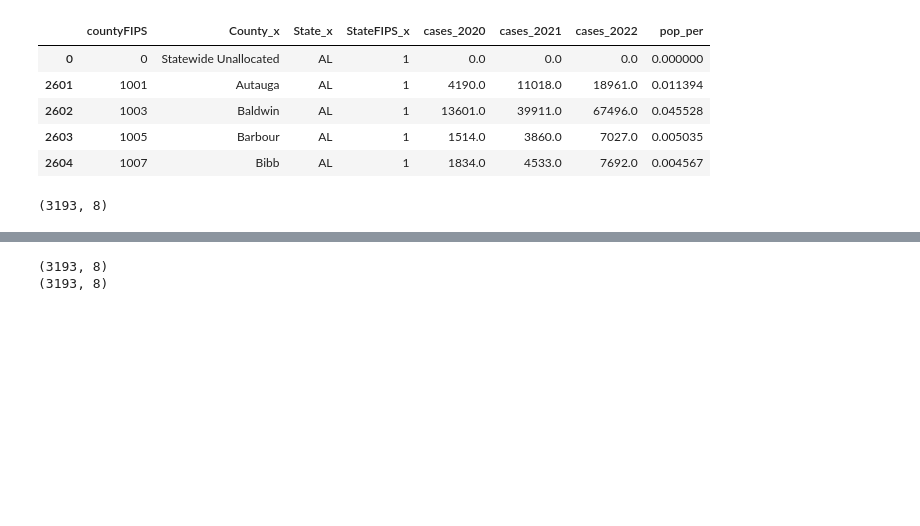
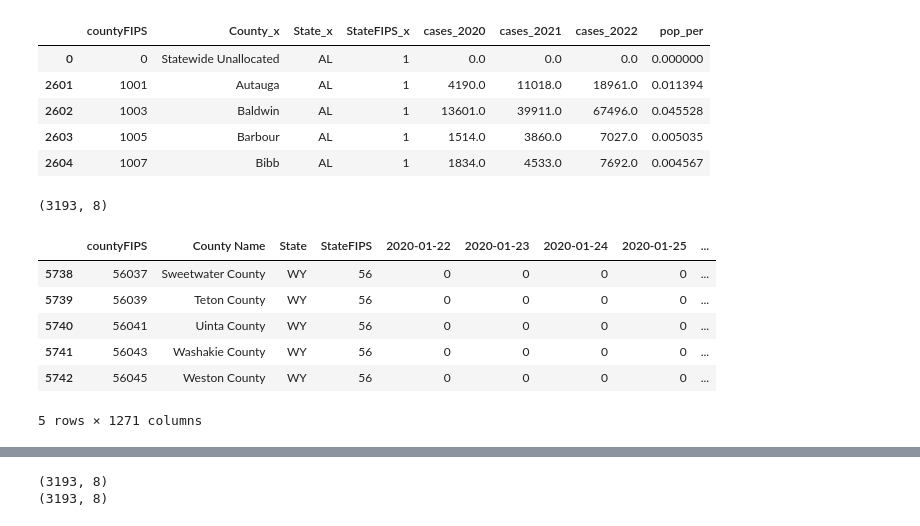
Before and after one commit to rafirahman27/Preparing_for_the_next_Pandemic, a Jupyter notebook: Modeling.ipynb, the cells around one changed output, grey strips where cells are left out. Drawn from its saved outputs; the diff is of its cells as text; code cells hidden in the pictures; blank space fills up the shorter version.

```diff
--- a/Modeling.ipynb
+++ b/Modeling.ipynb
@@ -226,6 +226,16 @@ for i in range(5, len(deaths.columns)):
 # %%
 deaths['County'] = deaths['County Name'].str.replace(r'\bCounty\b', '', regex=True).str.strip()
 deaths = pd.merge(deaths, pop_percent, how = 'left', on='countyFIPS').copy()
+# %%
+deaths.tail()
+# %% [output]
+|  | countyFIPS | County Name | State | StateFIPS | 2020-01-22 | 2020-01-23 | 2020-01-24 | 2020-01-25 | ... |
+| 5738 | 56037 | Sweetwater County | WY | 56 | 0 | 0 | 0 | 0 | ... |
+| 5739 | 56039 | Teton County | WY | 56 | 0 | 0 | 0 | 0 | ... |
+| 5740 | 56041 | Uinta County | WY | 56 | 0 | 0 | 0 | 0 | ... |
+| 5741 | 56043 | Washakie County | WY | 56 | 0 | 0 | 0 | 0 | ... |
+| 5742 | 56045 | Weston County | WY | 56 | 0 | 0 | 0 | 0 | ... |
+5 rows × 1271 columns
 # %%
 deaths_2020 = deaths[['countyFIPS', 'County', 'State', 'StateFIPS', '2020-12-31', 'pop %']].copy()
 deaths_2020.rename(columns = {'2020-12-31': 'deaths_2020', 'pop %': 'pop_per'}, inplace =True)
```
Also changed, not shown: parts of 9 cells of this notebook, 2 other files.
